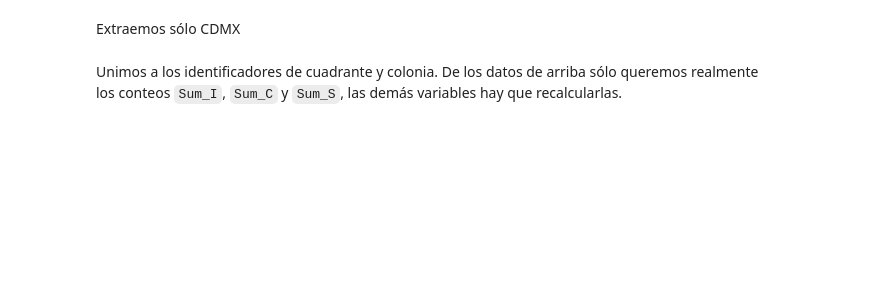
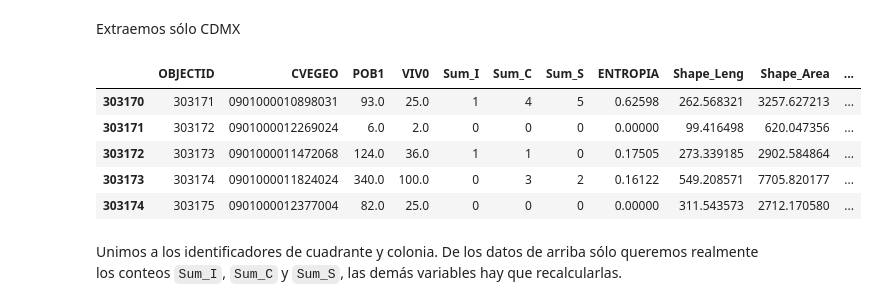
Before and after one commit to CentroGeo/criminologia_cdmx, a Jupyter notebook: nbs/fuentes/Bases_indicadores.ipynb, the cells around one changed output. Saved outputs shown, nothing was run; the diff lists cells and outputs as text; code cells hidden in the pictures; blank space fills up the shorter version.

```diff
--- a/nbs/fuentes/Bases_indicadores.ipynb
+++ b/nbs/fuentes/Bases_indicadores.ipynb
@@ -126,7 +204,14 @@ entropia.head()
 Extraemos sólo CDMX
 # %%
 entropia = entropia.loc[entropia['CVEGEO'].str.slice(0,2) == '09']
-entropia
+entropia.head()
+# %% [output]
+|  | OBJECTID | CVEGEO | POB1 | VIV0 | Sum_I | Sum_C | Sum_S | ENTROPIA | Shape_Leng | Shape_Area | ... |
+| 303170 | 303171 | 0901000010898031 | 93.0 | 25.0 | 1 | 4 | 5 | 0.62598 | 262.568321 | 3257.627213 | ... |
+| 303171 | 303172 | 0901000012269024 | 6.0 | 2.0 | 0 | 0 | 0 | 0.00000 | 99.416498 | 620.047356 | ... |
+| 303172 | 303173 | 0901000011472068 | 124.0 | 36.0 | 1 | 1 | 0 | 0.17505 | 273.339185 | 2902.584864 | ... |
+| 303173 | 303174 | 0901000011824024 | 340.0 | 100.0 | 0 | 3 | 2 | 0.16122 | 549.208571 | 7705.820177 | ... |
+| 303174 | 303175 | 0901000012377004 | 82.0 | 25.0 | 0 | 0 | 0 | 0.00000 | 311.543573 | 2712.170580 | ... |
 # %% [markdown]
 Unimos a los identificadores de cuadrante y colonia. De los datos de arriba sólo queremos realmente los conteos `Sum_I`, `Sum_C` y `Sum_S`, las demás variables hay que recalcularlas.
 # %%
```
Also changed, not shown: parts of 62 cells of this notebook, 7 other files.
